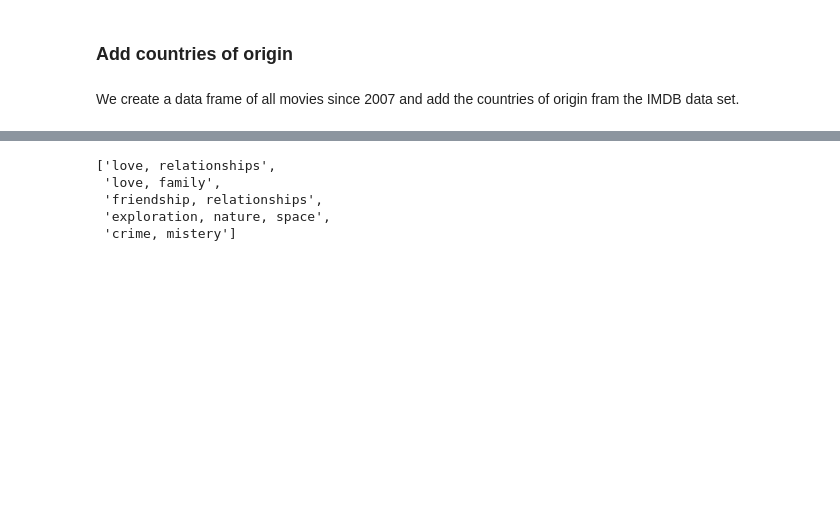
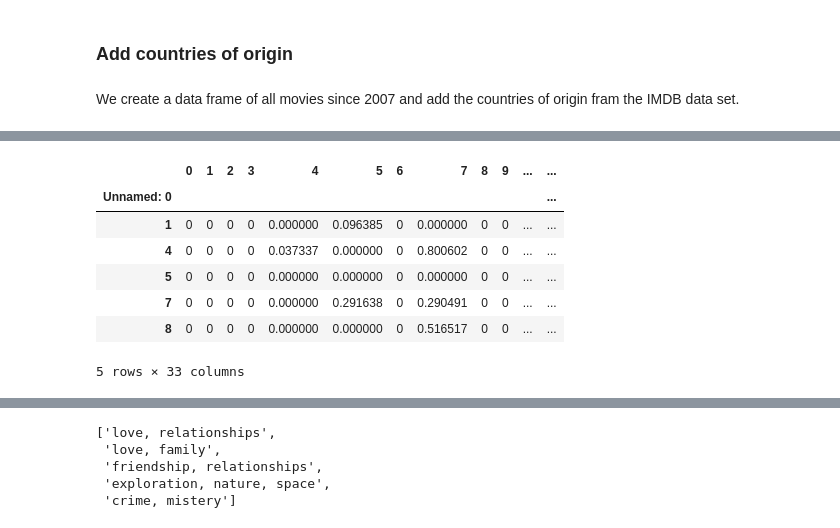
Before and after one commit to soorajmr/moviemeta, a Jupyter notebook: notebooks/topic_distribution.ipynb, the cells around one changed output, grey strips where cells are left out. Cells and saved outputs as stored; diff of their text form; code cells hidden in the pictures; blank space fills up the shorter version.

```diff
--- a/notebooks/topic_distribution.ipynb
+++ b/notebooks/topic_distribution.ipynb
@@ -177,3 +112,15 @@ imdb_topic_df = pd.concat([imdb_topic_df, imdb_meta_2007_2015[['origin']]], axis
+# %%
+imdb_topic_df = pd.concat([imdb_topic_df, imdb_meta_2007_2015[['origin']]], axis=1)
+imdb_topic_df.head()
+# %% [output]
+|  | 0 | 1 | 2 | 3 | 4 | 5 | 6 | 7 | 8 | 9 | ... | ... |
+| Unnamed: 0 |  |  |  |  |  |  |  |  |  |  |  | ... |
+| 1 | 0 | 0 | 0 | 0 | 0.000000 | 0.096385 | 0 | 0.000000 | 0 | 0 | ... | ... |
+| 4 | 0 | 0 | 0 | 0 | 0.037337 | 0.000000 | 0 | 0.800602 | 0 | 0 | ... | ... |
+| 5 | 0 | 0 | 0 | 0 | 0.000000 | 0.000000 | 0 | 0.000000 | 0 | 0 | ... | ... |
+| 7 | 0 | 0 | 0 | 0 | 0.000000 | 0.291638 | 0 | 0.290491 | 0 | 0 | ... | ... |
+| 8 | 0 | 0 | 0 | 0 | 0.000000 | 0.000000 | 0 | 0.516517 | 0 | 0 | ... | ... |
+5 rows × 33 columns
 # %%
 def get_origin(df, year=None, origin=None):
     """get a dataframe filtered by year and/or origin"""
```
Also changed, not shown: parts of 44 cells of this notebook, 2 other files.
